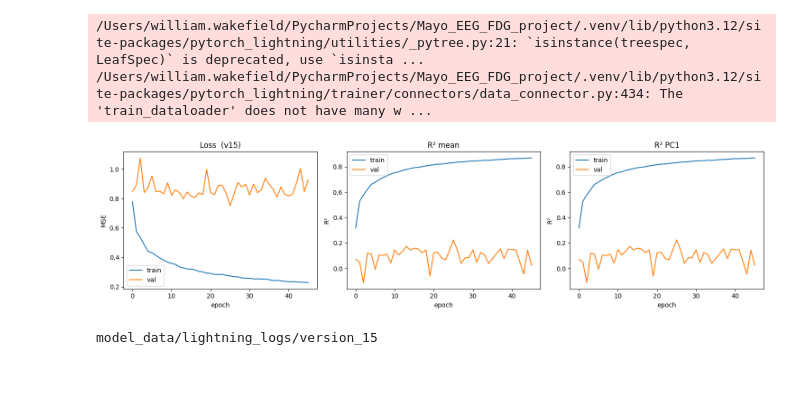
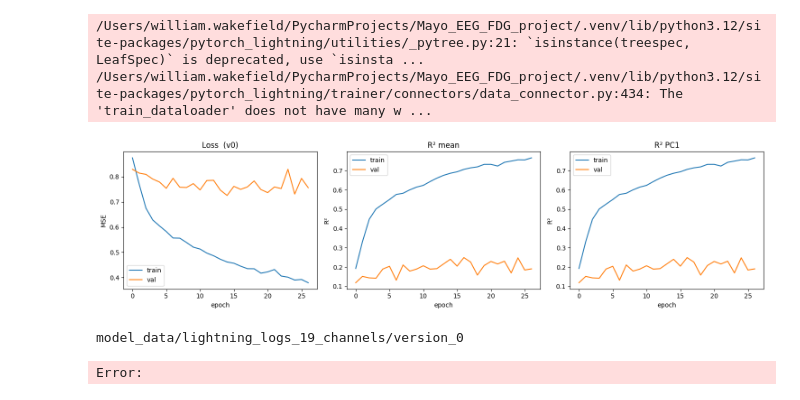
Before and after one commit to william2952/EEG_FDG_dementia, a Jupyter notebook: model_lightning.ipynb, the cells around one changed output. Saved outputs shown, nothing was run; the diff lists cells and outputs as text; code cells hidden in the pictures.

Commit message:
Run with 19 channel data

```diff
--- a/model_lightning.ipynb
+++ b/model_lightning.ipynb
@@ -253,39 +253,40 @@ trainer.fit(model, train_loader, test_loader)
 # %%
 from tensorboard.backend.event_processing.event_accumulator import EventAccumulator
 
-VERSION = 15
+VERSION = 0
 
-log_dir = Path(f"model_data/lightning_logs/version_{VERSION}")
+log_dir = Path(f"model_data/lightning_logs_19_channels/version_{VERSION}")
 ea = EventAccumulator(str(log_dir), size_guidance={"scalars": 0}); ea.Reload()
 tags = ea.Tags()["scalars"]
 
 def series(tag):
     return (list(range(len(ea.Scalars(tag)))), [e.value for e in ea.Scalars(tag)]) if tag in tags else ([], [])
 
 # detect how many PCs were logged
 n_pcs = sum(1 for t in tags if t.startswith("val_r2_pc"))
 n_plots = 2 + n_pcs          # loss | mean R² | pc1 R² | pc2 R² | ...
 fig, axes = plt.subplots(1, n_plots, figsize=(5 * n_plots, 4))
 
 # loss
 for tag, lab in [("train_loss_epoch", "train"), ("val_loss_epoch", "val")]:
     axes[0].plot(*series(tag), label=lab)
 axes[0].set(xlabel="epoch", ylabel="MSE", title=f"Loss  (v{VERSION})"); axes[0].legend()
 
 # mean R²
 for tag, lab in [("train_r2_mean", "train"), ("val_r2_mean", "val")]:
     axes[1].plot(*series(tag), label=lab)
 axes[1].set(xlabel="epoch", ylabel="R²", title="R² mean"); axes[1].legend()
 
 # per-PC R²
 for pc in range(1, n_pcs + 1):
     ax = axes[1 + pc]
     for tag, lab in [(f"train_r2_pc{pc}", "train"), (f"val_r2_pc{pc}", "val")]:
         ax.plot(*series(tag), label=lab)
     ax.set(xlabel="epoch", ylabel="R²", title=f"R² PC{pc}"); ax.legend()
 
 plt.tight_layout(); plt.show()
 print(log_dir)
 # %% [output]
-[figure, old version]
+[figure, new version]
-model_data/lightning_logs/version_15
+model_data/lightning_logs_19_channels/version_0
+Error:
```
Also changed, not shown: 3 other files.
